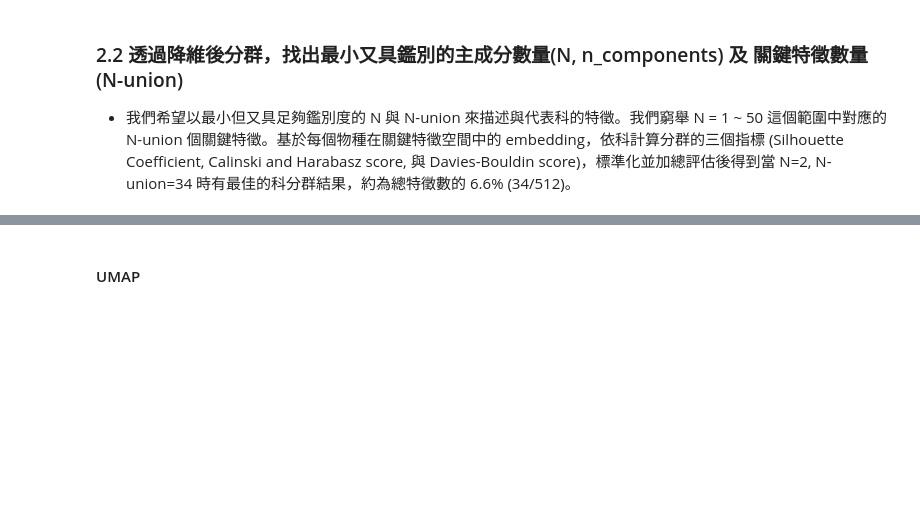
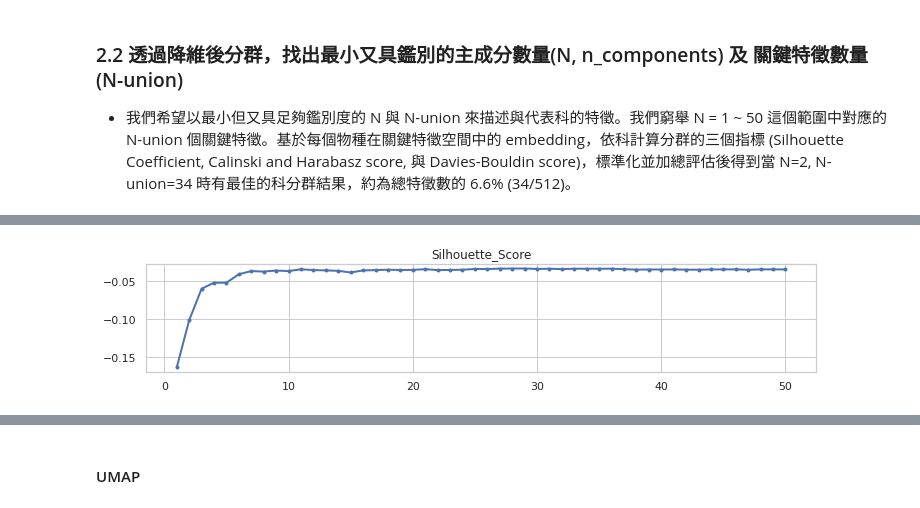
Before and after one commit to YunghuiHsu/Moth_Project, a Jupyter notebook: Autoencode/GetKeyFeatures.ipynb, the cells around one changed output, grey strips where cells are left out. Drawn from its saved outputs; the diff is of its cells as text; code cells hidden in the pictures; blank space fills up the shorter version.

```diff
--- a/Autoencode/GetKeyFeatures.ipynb
+++ b/Autoencode/GetKeyFeatures.ipynb
@@ -1139,0 +959,4 @@ print(pca.n_components_) # return 509
+# %%
+metric_score.silhouette.plot(title="Silhouette_Score",grid=True, figsize=figsize, lw=lw, marker=marker);
+# %% [output]
+[figure, added]
```
Also changed, not shown: parts of 118 cells of this notebook, 2 other files.
